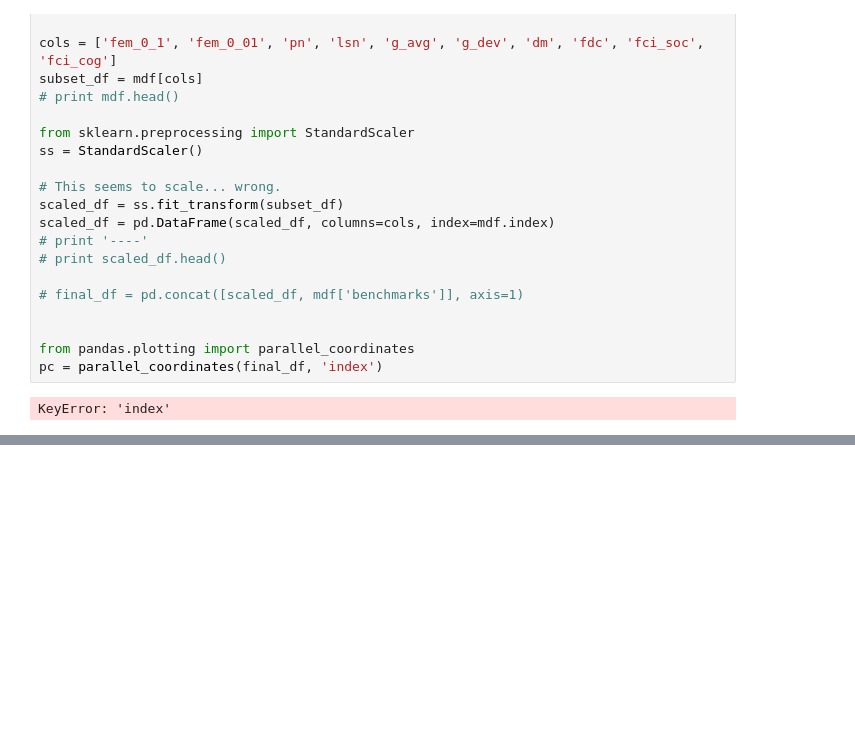
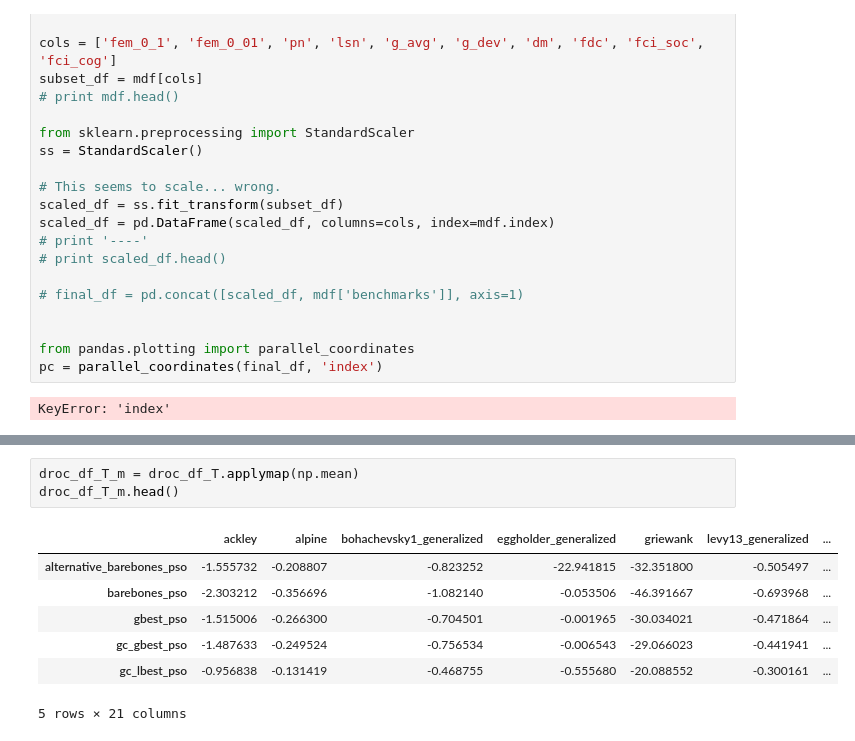
Before and after one commit to phlippieb/mpy, a Jupyter notebook: FLCs.ipynb, the cells around one changed output, grey strips where cells are left out. Drawn from its saved outputs; the diff is of its cells as text; blank space fills up the shorter version.

```diff
--- a/FLCs.ipynb
+++ b/FLCs.ipynb
@@ -725,0 +825,11 @@ KeyError: 'index'
+# %%
+droc_df_T_m = droc_df_T.applymap(np.mean)
+droc_df_T_m.head()
+# %% [output]
+|  | ackley | alpine | bohachevsky1_generalized | eggholder_generalized | griewank | levy13_generalized | ... |
+| alternative_barebones_pso | -1.555732 | -0.208807 | -0.823252 | -22.941815 | -32.351800 | -0.505497 | ... |
+| barebones_pso | -2.303212 | -0.356696 | -1.082140 | -0.053506 | -46.391667 | -0.693968 | ... |
+| gbest_pso | -1.515006 | -0.266300 | -0.704501 | -0.001965 | -30.034021 | -0.471864 | ... |
+| gc_gbest_pso | -1.487633 | -0.249524 | -0.756534 | -0.006543 | -29.066023 | -0.441941 | ... |
+| gc_lbest_pso | -0.956838 | -0.131419 | -0.468755 | -0.555680 | -20.088552 | -0.300161 | ... |
+5 rows × 21 columns
```
Also changed, not shown: parts of 9 cells of this notebook.
